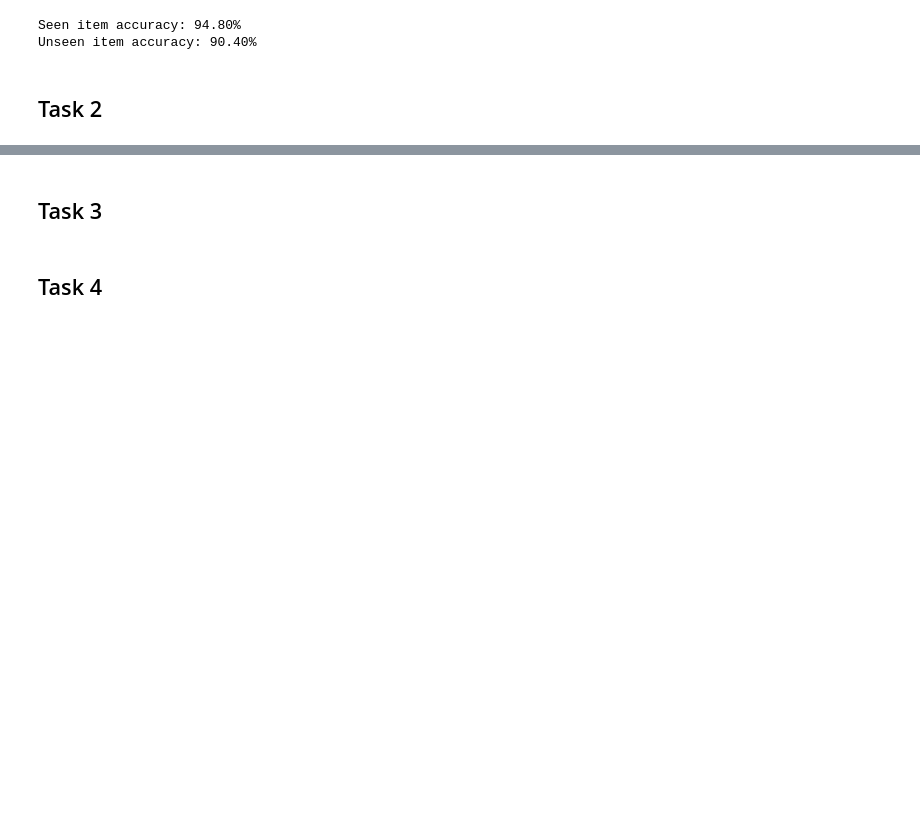
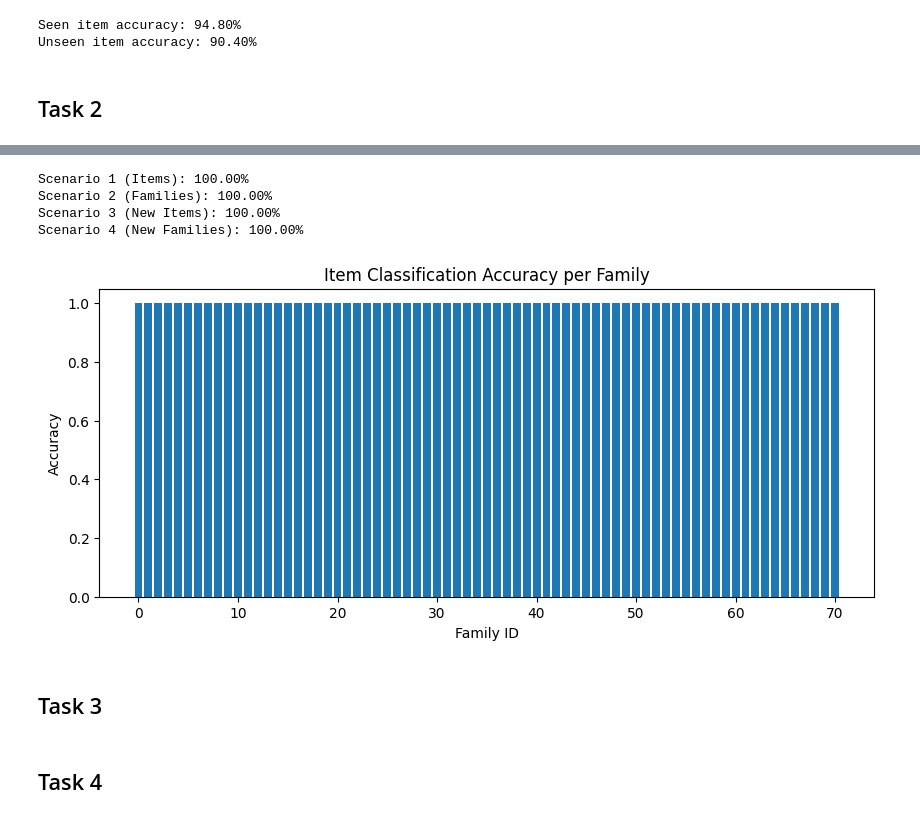
Before and after one commit to SofievanEngelen/2AMM10_project, a Jupyter notebook: ass1_skeleton.ipynb, the cells around one changed output, grey strips where cells are left out. Saved outputs shown, nothing was run; the diff lists cells and outputs as text; code cells hidden in the pictures; blank space fills up the shorter version.

```diff
--- a/ass1_skeleton.ipynb
+++ b/ass1_skeleton.ipynb
@@ -478,3 +634,69 @@ test_new_data_family = GardenDataset(subset="test", transform=transform, family_
+# %%
+# evaluate scenario 1 (items)
+acc1, preds1, labels1 = evaluate_scenario(
+    model,
+    scenario1_support_loader,
+    scenario1_test_loader
+)
+
+print(f"Scenario 1 (Items): {acc1 * 100:.2f}%")
+
+# evaluate scenario 2 (families)
+acc2, preds2, labels2 = evaluate_scenario(
+    model,
+    scenario2_support_loader,
+    scenario2_test_loader
+)
+
+print(f"Scenario 2 (Families): {acc2 * 100:.2f}%")
+
+# evaluate scenario 3 (new items)
+acc3, preds3, labels3 = evaluate_scenario(
+    model,
+    scenario3_support_loader,
+    scenario3_test_loader
+)
+
+print(f"Scenario 3 (New Items): {acc3 * 100:.2f}%")
+
+# evaluate scenario 4 (new families)
+acc4, preds4, labels4 = evaluate_scenario(
+    model,
+    scenario4_support_loader,
+    scenario4_test_loader
+)
+
+print(f"Scenario 4 (New Families): {acc4 * 100:.2f}%")
+# %% [output]
+Scenario 1 (Items): 100.00%
+Scenario 2 (Families): 100.00%
+Scenario 3 (New Items): 100.00%
+Scenario 4 (New Families): 100.00%
+# %%
+# visualize confusion matrix for scenario 1
+def per_family_accuracy(preds, labels, dataset):
+    preds = preds.numpy()
+    labels = labels.numpy()
+
+    fam_acc = {}
+
+    for fam in np.unique(labels):
+        idx = labels == fam
+        fam_acc[fam] = (preds[idx] == labels[idx]).mean()
+
+    return fam_acc
+
+
+fam_acc = per_family_accuracy(preds1, labels1, train_data_family)
+
+plt.figure(figsize=(10,4))
+plt.bar(range(len(fam_acc)), list(fam_acc.values()))
+plt.title("Item Classification Accuracy per Family")
+plt.xlabel("Family ID")
+plt.ylabel("Accuracy")
+plt.show()
+# %% [output]
+[figure, added]
 # %% [markdown]
 ## Task 3
 # %%
```
Also changed, not shown: parts of 9 cells of this notebook.
